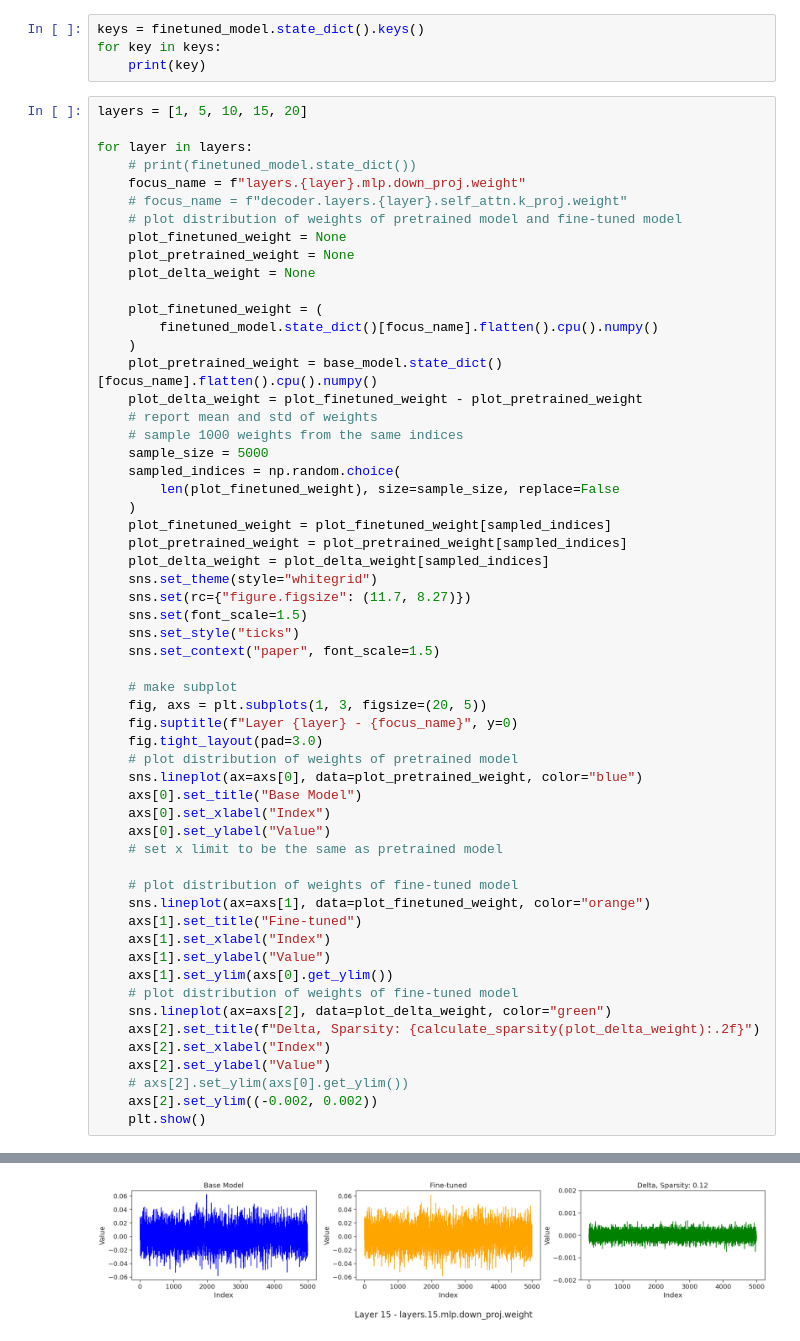
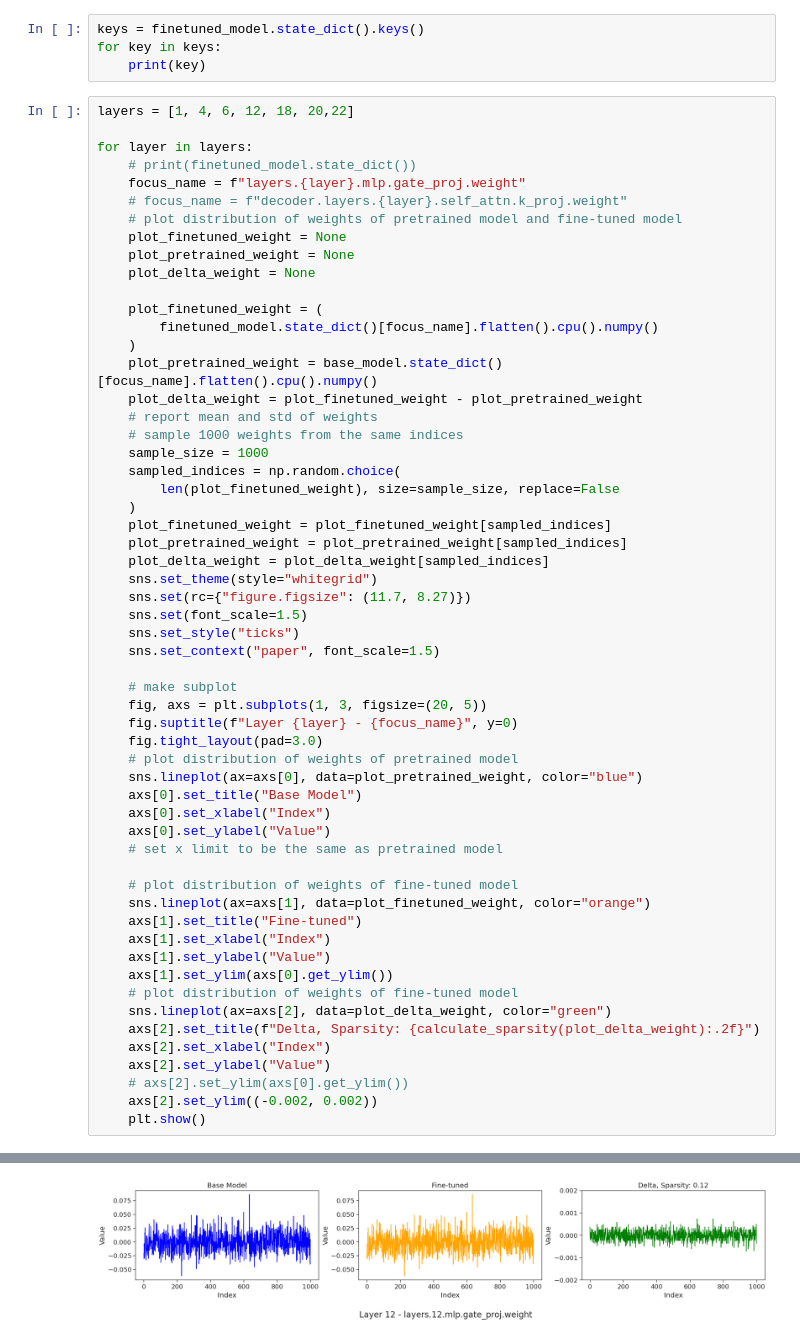
Before and after one commit to eth-easl/deltazip, a Jupyter notebook: notebooks/explore.ipynb, the cells around one changed output, grey strips where cells are left out. Drawn from its saved outputs; the diff is of its cells as text.

```diff
--- a/notebooks/explore.ipynb
+++ b/notebooks/explore.ipynb
@@ -31,11 +30,11 @@ keys = finetuned_model.state_dict().keys()
 for key in keys:
     print(key)
 # %%
-layers = [1, 5, 10, 15, 20]
+layers = [1, 4, 6, 12, 18, 20,22]
 
 for layer in layers:
     # print(finetuned_model.state_dict())
-    focus_name = f"layers.{layer}.mlp.down_proj.weight"
+    focus_name = f"layers.{layer}.mlp.gate_proj.weight"
     # focus_name = f"decoder.layers.{layer}.self_attn.k_proj.weight"
     # plot distribution of weights of pretrained model and fine-tuned model
     plot_finetuned_weight = None
@@ -49,7 +48,7 @@ for layer in layers:
     plot_delta_weight = plot_finetuned_weight - plot_pretrained_weight
     # report mean and std of weights
     # sample 1000 weights from the same indices
-    sample_size = 5000
+    sample_size = 1000
     sampled_indices = np.random.choice(
         len(plot_finetuned_weight), size=sample_size, replace=False
     )
@@ -94 +93 @@ for layer in layers:
-[figure, old version]
+[figure, new version]
```
Also changed, not shown: parts of 3 cells of this notebook, 6 other files.
